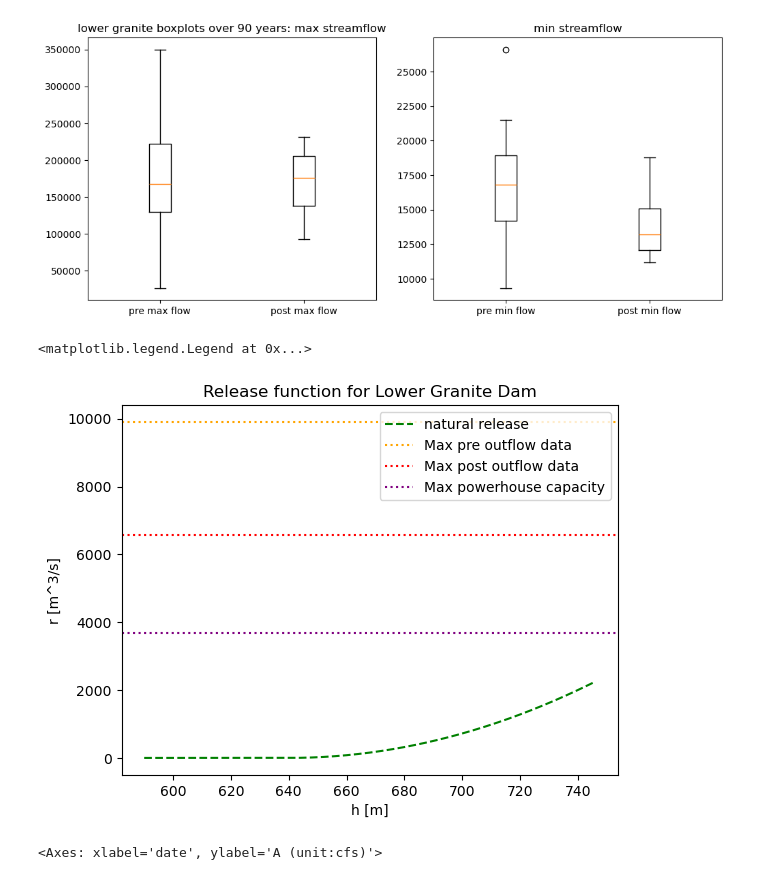
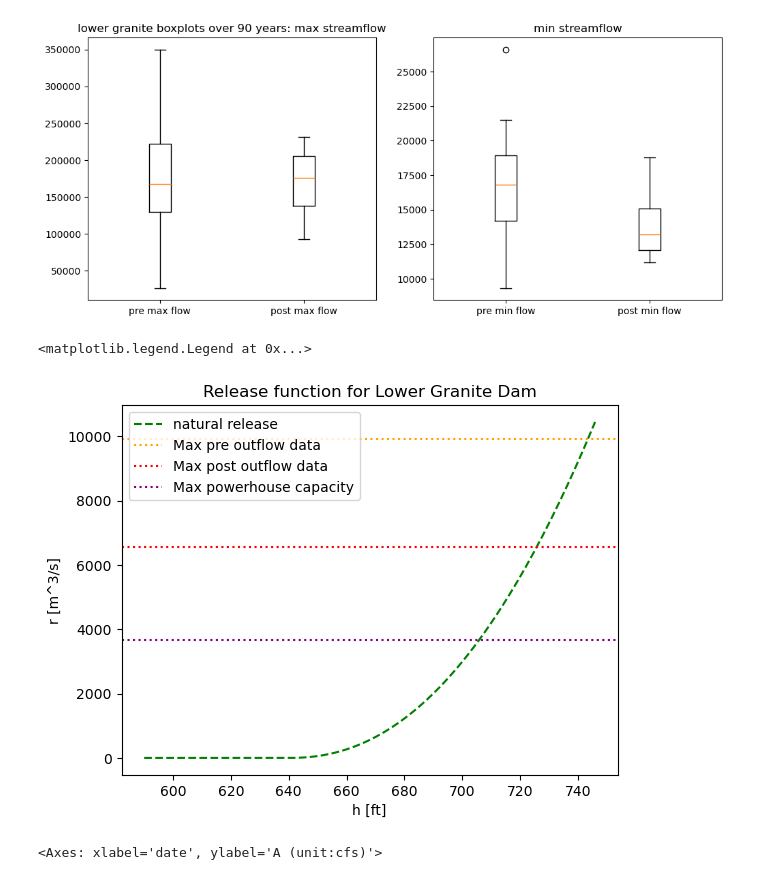
Before and after one commit to clairewang23/columbia_river_model, a Jupyter notebook: release function attempt.ipynb, the cells around one changed output. Drawn from its saved outputs; the diff is of its cells as text; code cells hidden in the pictures.

```diff
--- a/release function attempt.ipynb
+++ b/release function attempt.ipynb
@@ -77,29 +77,29 @@ Mean: 48911.7
 [figure]
 # %%
 # Define the range of water levels
-h_test = np.arange(590, 746.5, 1)
+h_test = np.arange(590*0.3046, 746.5*0.3046, 1*0.3046) # range of heights in ft
 
-param = {'beta':0.2, 'alfa':2, 'h0': 640}
+param = {'beta':5, 'alfa':2.2, 'h0': 640*0.3046}
 h0 = param['h0']
 beta = param['beta']
 alfa = param['alfa']
 
 # Calculate the natural release
 r_test_nat = np.where(h_test > h0, beta * (h_test - h0) ** alfa, 0)
 
 plt.figure()
-plt.plot(h_test, r_test_nat, 'g--', label='natural release')
+plt.plot(h_test/0.3046, r_test_nat, 'g--', label='natural release')
 #plt.plot(h_test, r_test_reg, '.-', label='regulated release')
 plt.axhline(350_000*0.0283, color='orange', linestyle=':', label='Max pre outflow data')
 plt.axhline(231_866*0.0283, color='r', linestyle=':', label='Max post outflow data')
 plt.axhline(130_000*0.0283, color='purple', linestyle=':', label='Max powerhouse capacity')
-plt.xlabel('h [m]')
+plt.xlabel('h [ft]')
 plt.ylabel('r [m^3/s]')
 plt.title('Release function for Lower Granite Dam')
 plt.legend()
 # %% [output]
 <matplotlib.legend.Legend at 0x...>
-[figure, old version]
+[figure, new version]
 # %%
 #plot LGR inflow
 sns.lineplot(x='date', y='A (unit:cfs)', data=lower_granite_data)
```
Also changed, not shown: parts of 1 cell of this notebook.
